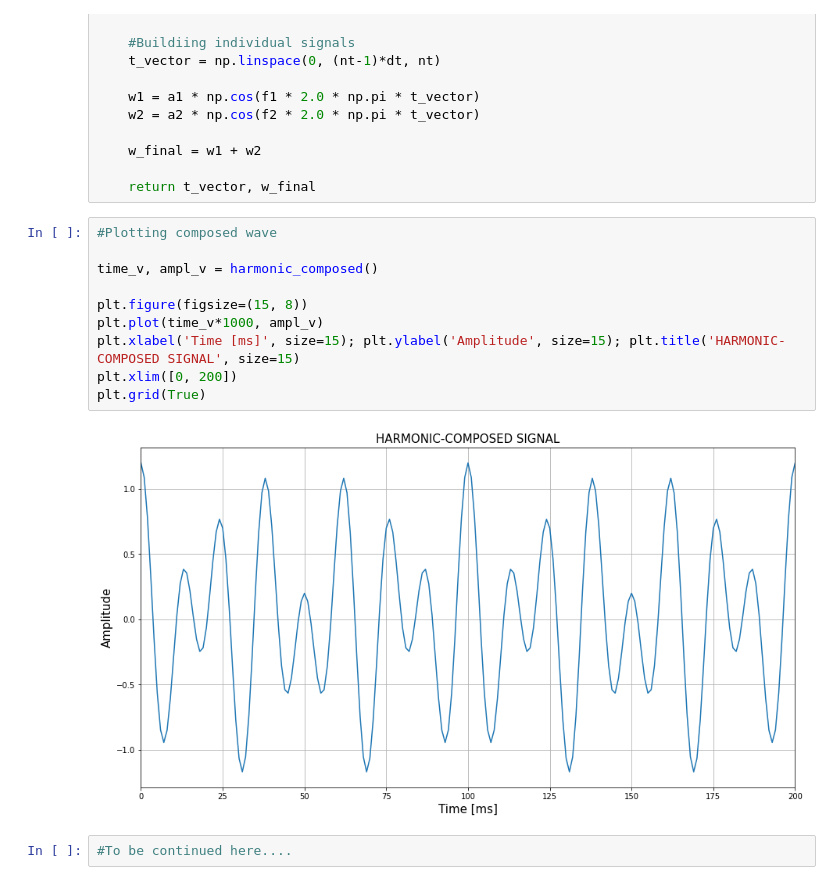
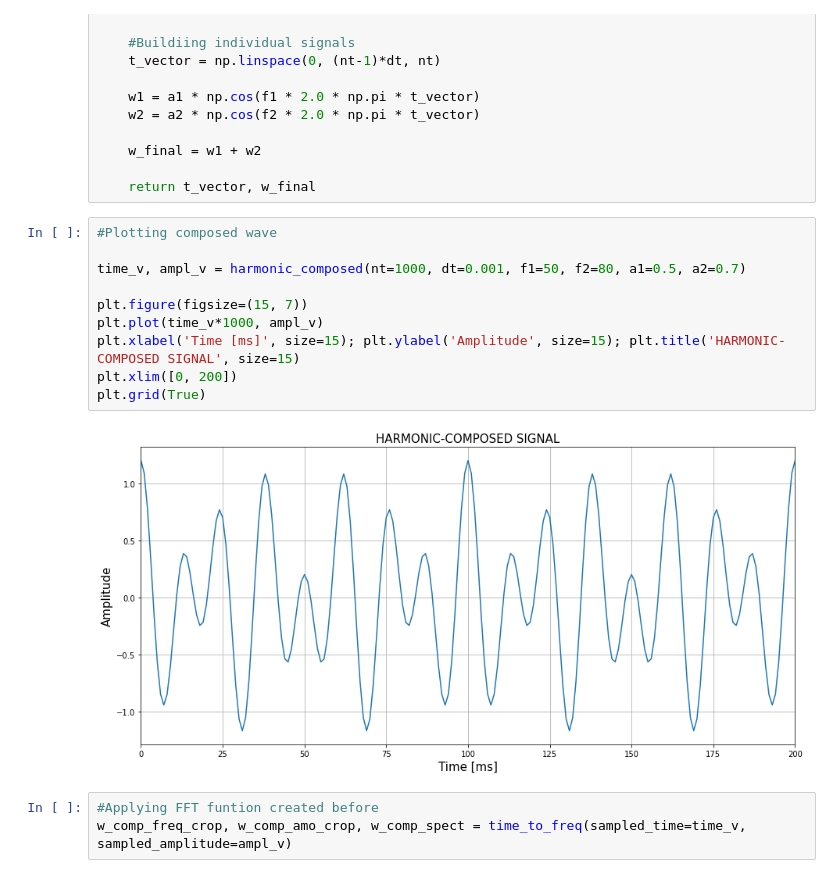
Before and after one commit to JohnMasapantaPozo/SSS---Synthetic-Seismic-from-Scratch, a Jupyter notebook: wavelet.ipynb, the cells around one changed output. Drawn from its saved outputs; the diff is of its cells as text.

```diff
--- a/wavelet.ipynb
+++ b/wavelet.ipynb
@@ -238,14 +238,15 @@ def harmonic_composed(nt=1000, dt=0.001, f1=50, f2=80, a1=0.5, a2=0.7):
 # %%
 #Plotting composed wave
 
-time_v, ampl_v = harmonic_composed()
+time_v, ampl_v = harmonic_composed(nt=1000, dt=0.001, f1=50, f2=80, a1=0.5, a2=0.7)
 
-plt.figure(figsize=(15, 8))
+plt.figure(figsize=(15, 7))
 plt.plot(time_v*1000, ampl_v)
 plt.xlabel('Time [ms]', size=15); plt.ylabel('Amplitude', size=15); plt.title('HARMONIC-COMPOSED SIGNAL', size=15)
 plt.xlim([0, 200])
 plt.grid(True)
 # %% [output]
-[figure, old version]
+[figure, new version]
-# %%
-#To be continued here....
+# %%
+#Applying FFT funtion created before
+w_comp_freq_crop, w_comp_amo_crop, w_comp_spect = time_to_freq(sampled_time=time_v, sampled_amplitude=ampl_v)
```
Also changed, not shown: parts of 2 cells of this notebook.
